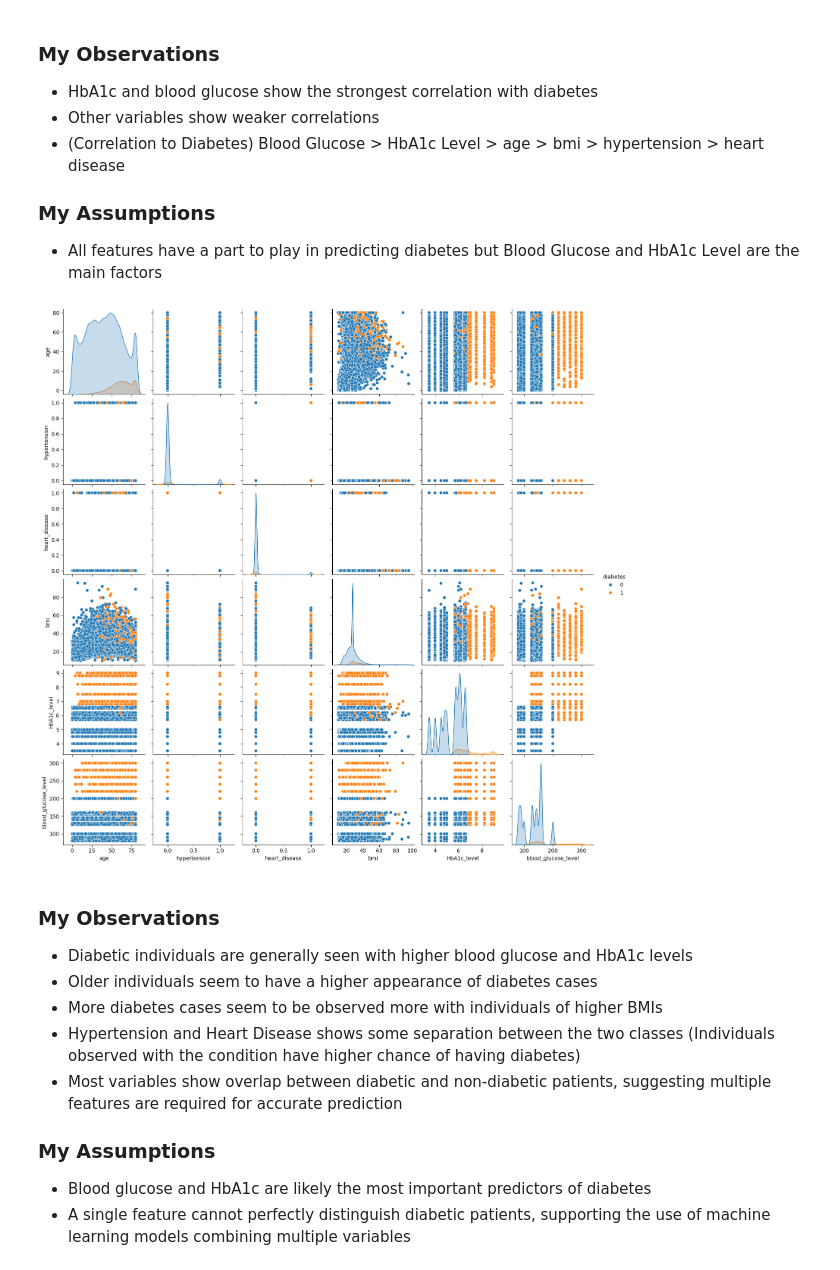
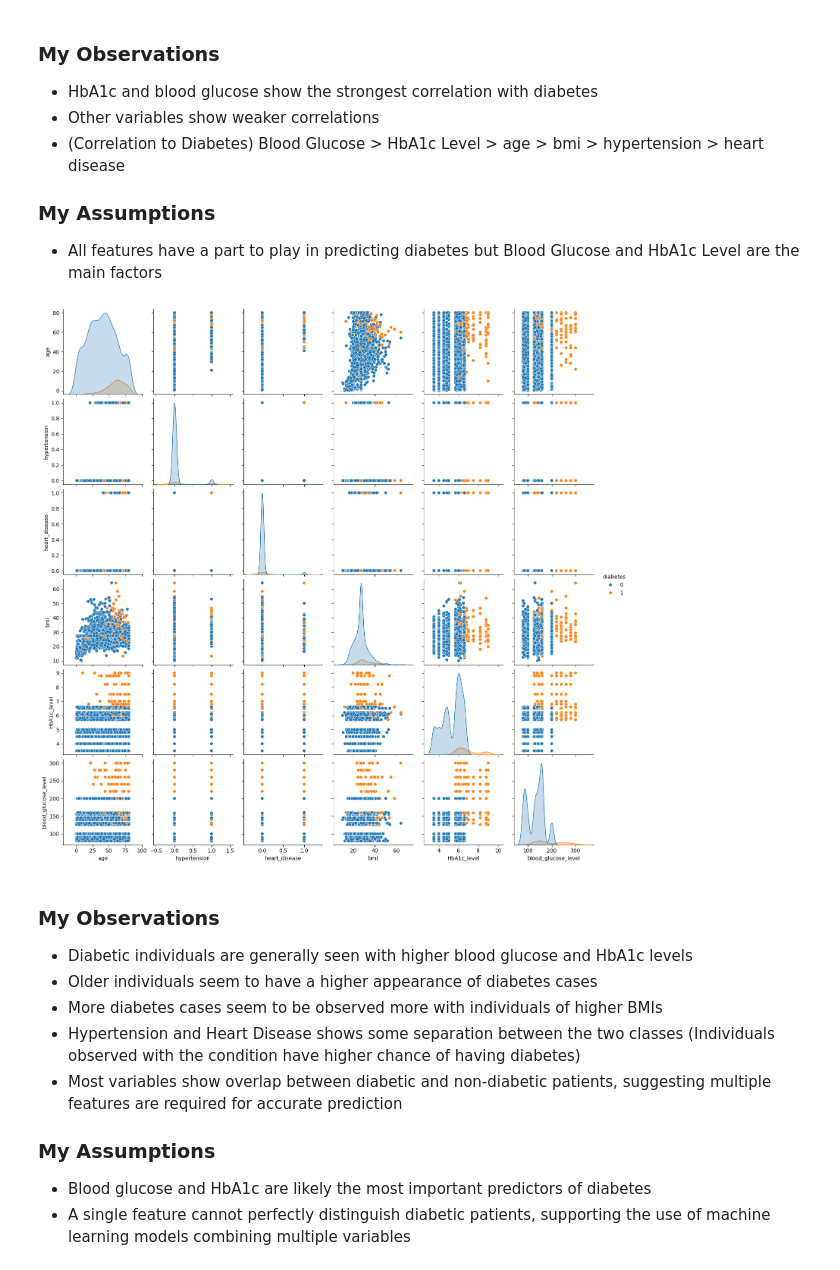
Before and after one commit to Skye171717/MLDP-Diatetes-Prediction-Project, a Jupyter notebook: MLDP Diabetes Program Codes.ipynb, the cells around one changed output. Cells and saved outputs as stored; diff of their text form; code cells hidden in the pictures.

```diff
--- a/MLDP Diabetes Program Codes.ipynb
+++ b/MLDP Diabetes Program Codes.ipynb
@@ -283,13 +283,15 @@ plt.show()
 - (Correlation to Diabetes) Blood Glucose > HbA1c Level > age > bmi > hypertension > heart disease
 ### My Assumptions
 - All features have a part to play in predicting diabetes but Blood Glucose and HbA1c Level are the main factors
-# %%
-## Understanding relationship between variables and diabetes outcome
-## Plot pairplot
-sns.pairplot(df, hue='diabetes')
-plt.show()
-# %% [output]
-[figure, removed]
+# %%
+## Understanding relationship between variables and diabetes outcome
+## Plot pairplot
+## Sampled to 2,000 rows to keep rendering time reasonable
+## ensures reproducibility
+sns.pairplot(df.sample(2000, random_state=2026), hue='diabetes')
+plt.show()
+# %% [output]
+[figure, added]
 # %% [markdown]
 ### My Observations
 - Diabetic individuals are generally seen with higher blood glucose and HbA1c levels
```
Also changed, not shown: parts of 6 cells of this notebook.
